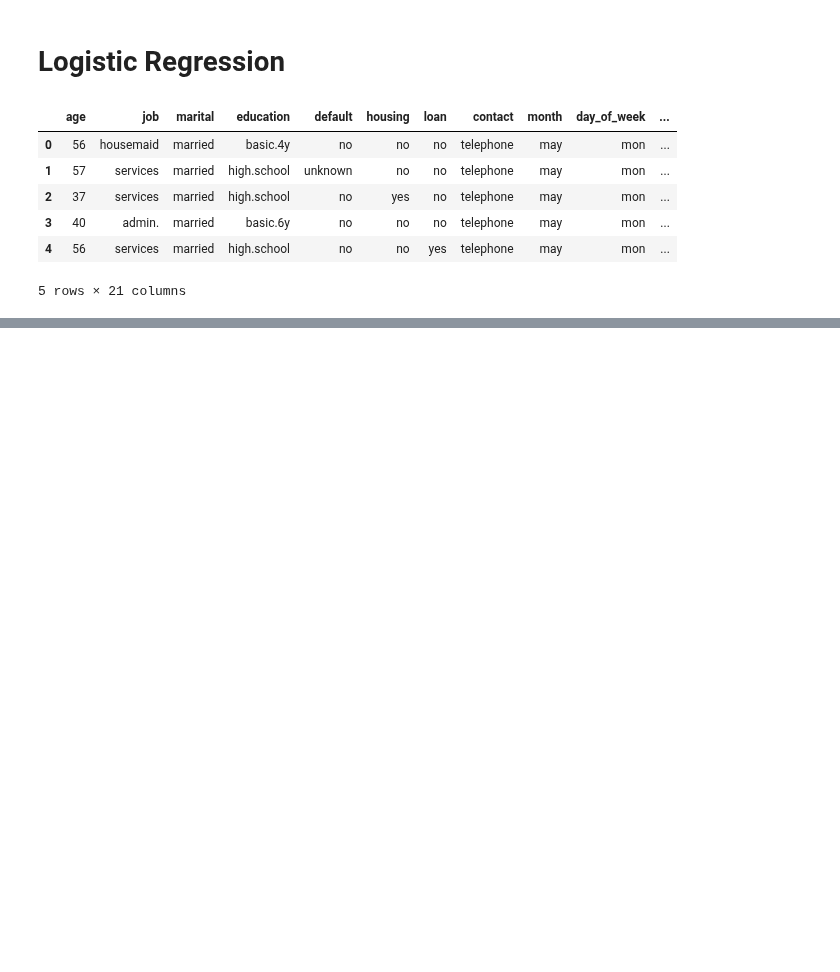
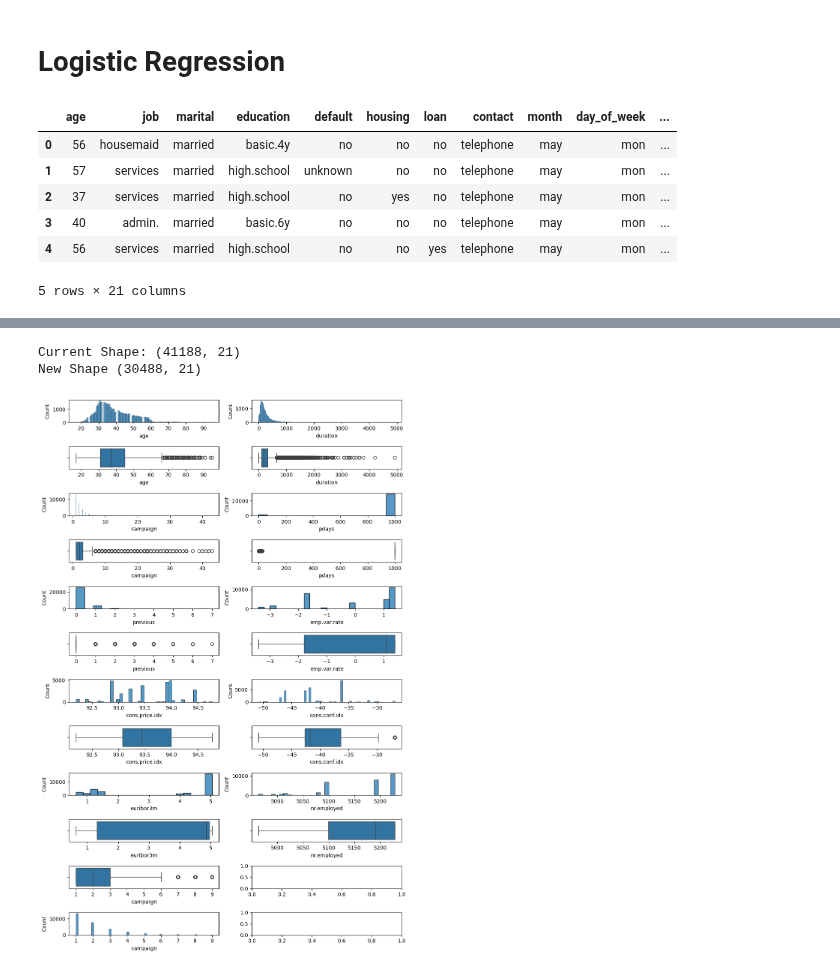
Before and after one commit to Diegomca98/4geeks-ml-template-prjs, a Jupyter notebook: src/explore.ipynb, the cells around one changed output, grey strips where cells are left out. Saved outputs shown, nothing was run; the diff lists cells and outputs as text; code cells hidden in the pictures; blank space fills up the shorter version.

```diff
--- a/src/explore.ipynb
+++ b/src/explore.ipynb
@@ -26,0 +158,61 @@ df.head()
+# %%
+print('Current Shape:', df.shape)
+
+df.drop(
+    df[
+        df['job'].isin(['unknown']) |
+        df['marital'].isin(['unknown']) |
+        df['education'].isin(['unknown']) |
+        df['default'].isin(['unknown']) |
+        df['housing'].isin(['unknown']) |
+        df['loan'].isin(['unknown'])
+    ].index,
+    axis = 0,
+    inplace = True
+)
+
+print('New Shape', df.shape)
+# %% [output]
+Current Shape: (41188, 21)
+New Shape (30488, 21)
+# %%
+fig, axis = plt.subplots(12, 2, figsize=(10, 15))
+
+sns.histplot(ax=axis[0,0], data = df, x='age')
+sns.boxplot(ax=axis[1,0], data = df, x='age')
+
+sns.histplot(ax=axis[0,1], data = df, x = 'duration')
+sns.boxplot(ax=axis[1,1], data = df, x = 'duration')
+
+sns.histplot(ax=axis[2,0], data = df, x = 'campaign')
+sns.boxplot(ax=axis[3,0], data = df, x = 'campaign')
+
+sns.histplot(ax=axis[2,1], data = df, x = 'pdays')
+sns.boxplot(ax=axis[3,1], data = df, x = 'pdays')
+
+sns.histplot(ax=axis[4,0], data = df, x = 'previous')
+sns.boxplot(ax=axis[5,0], data = df, x = 'previous')
+
+sns.histplot(ax=axis[4,1], data = df, x = 'emp.var.rate')
+sns.boxplot(ax=axis[5,1], data = df, x = 'emp.var.rate')
+
+sns.histplot(ax=axis[6,0], data = df, x = 'cons.price.idx')
+sns.boxplot(ax=axis[7,0], data = df, x = 'cons.price.idx')
+
+sns.histplot(ax=axis[6,1], data = df, x = 'cons.conf.idx')
+sns.boxplot(ax=axis[7,1], data = df, x = 'cons.conf.idx')
+
+sns.histplot(ax=axis[8,0], data = df, x = 'euribor3m')
+sns.boxplot(ax=axis[9,0], data = df, x = 'euribor3m')
+
+sns.histplot(ax=axis[8,1], data = df, x = 'nr.employed')
+sns.boxplot(ax=axis[9,1], data = df, x = 'nr.employed')
+
+sns.histplot(ax=axis[11,0], data = df[df['campaign']<10], x = 'campaign')
+sns.boxplot(ax=axis[10,0], data = df[df['campaign']<10], x = 'campaign')
+
+plt.tight_layout()
+
+plt.show()
+# %% [output]
+[figure, added]
```
Also changed, not shown: parts of 24 cells of this notebook, 1 other file.
